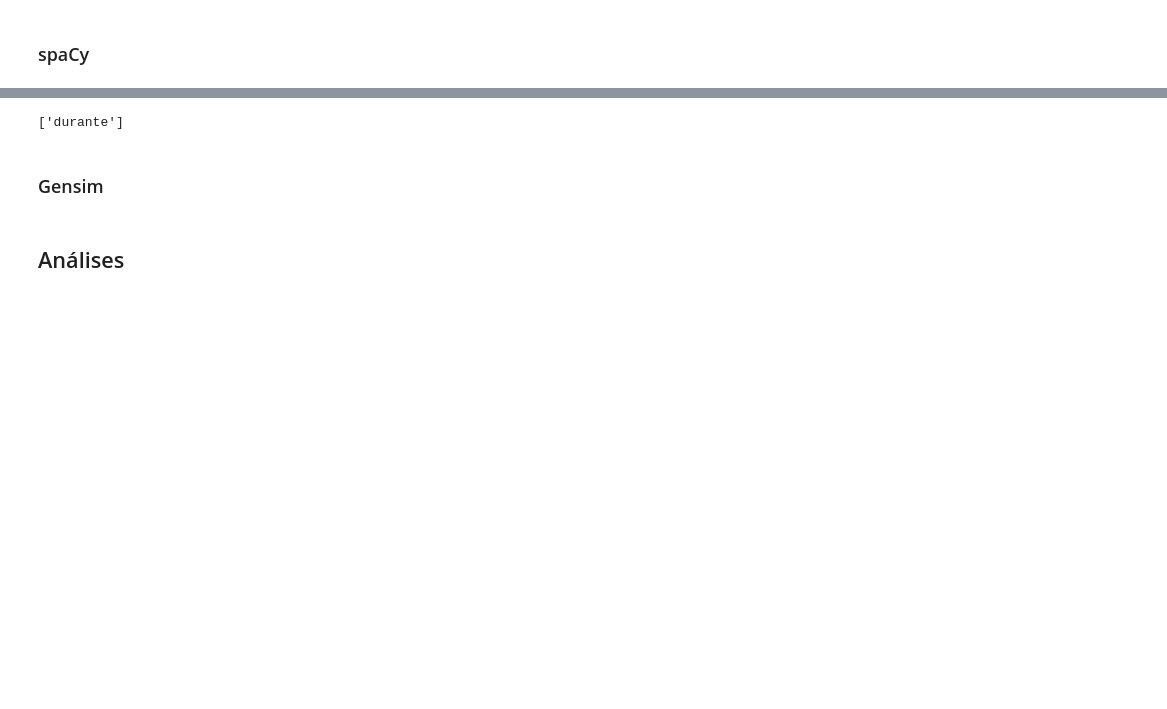
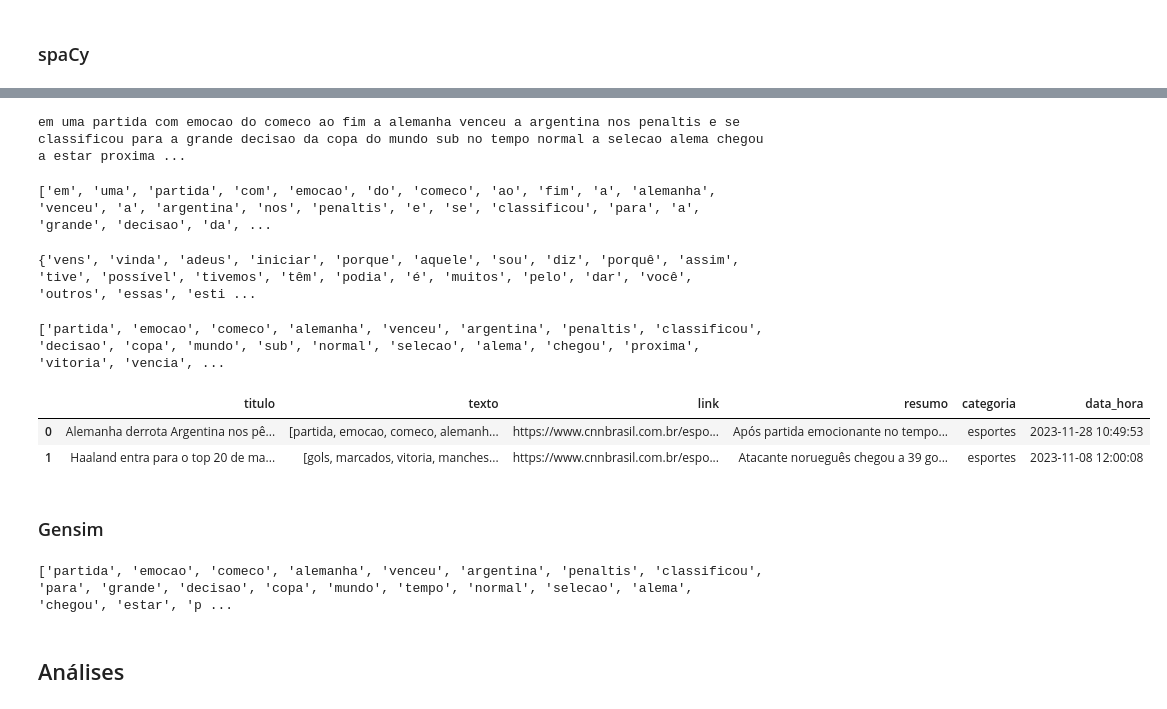
Before and after one commit to BiancaNCoelho/NLP, a Jupyter notebook: T01/Trabalho1.ipynb, the cells around one changed output, grey strips where cells are left out. Cells and saved outputs as stored; diff of their text form; code cells hidden in the pictures; blank space fills up the shorter version.

```diff
--- a/T01/Trabalho1.ipynb
+++ b/T01/Trabalho1.ipynb
@@ -213,19 +213,46 @@ nlp = spacy.load('pt_core_news_sm')
 
 doc = []
 
-for j in text:
+for j in text2:
     temp = nlp(j)
     doc.append(temp)
+print(doc[0])
+# %% [output]
+em uma partida com emocao do comeco ao fim a alemanha venceu a argentina nos penaltis e se classificou para a grande decisao da copa do mundo sub no tempo normal a selecao alema chegou a estar proxima ...
 # %%
 token_text2 = []
 
 #Creating and updating our list of tokens using list comprehension
-for i in range(len(text)):
+for i in range(len(text2)):
     temp = [token.text for token in doc[i]]
     token_text2.append(temp)
 
 print(token_text2[0])
 # %% [output]
-['durante']
+['em', 'uma', 'partida', 'com', 'emocao', 'do', 'comeco', 'ao', 'fim', 'a', 'alemanha', 'venceu', 'a', 'argentina', 'nos', 'penaltis', 'e', 'se', 'classificou', 'para', 'a', 'grande', 'decisao', 'da', ...
+# %%
+from spacy.lang.pt.stop_words import STOP_WORDS
+stop = STOP_WORDS
+print(stop)
+# %% [output]
+{'vens', 'vinda', 'adeus', 'iniciar', 'porque', 'aquele', 'sou', 'diz', 'porquê', 'assim', 'tive', 'possível', 'tivemos', 'têm', 'podia', 'é', 'muitos', 'pelo', 'dar', 'você', 'outros', 'essas', 'esti ...
+# %%
+token2 = []
+for i in token_text2:
+    temp = []
+    for token in i:
+        if token not in stop:
+            temp.append(token)
+    token2.append(temp)
+print(token2[0])
+# %% [output]
+['partida', 'emocao', 'comeco', 'alemanha', 'venceu', 'argentina', 'penaltis', 'classificou', 'decisao', 'copa', 'mundo', 'sub', 'normal', 'selecao', 'alema', 'chegou', 'proxima', 'vitoria', 'vencia', ...
+# %%
+df_balanceado2['texto'] = token2
+df_balanceado2.head(2)
+# %% [output]
+|  | titulo | texto | link | resumo | categoria | data_hora |
+| 0 | Alemanha derrota Argentina nos pê... | [partida, emocao, comeco, alemanh... | https://www.cnnbrasil.com.br/espo... | Após partida emocionante no tempo... | esportes | 2023-11-28 10:49:53 |
+| 1 | Haaland entra para o top 20 de ma... | [gols, marcados, vitoria, manches... | https://www.cnnbrasil.com.br/espo... | Atacante norueguês chegou a 39 go... | esportes | 2023-11-08 12:00:08 |
 # %% [markdown]
 ### Gensim
@@ -232,3 +272,12 @@ print(token_text2[0])
+# %%
+tokens3 = []
+
+for i in range(len(text3)):
+    tokens3.append(simple_preprocess(text3[i], min_len = 4))
+
+print(tokens3[0])
+# %% [output]
+['partida', 'emocao', 'comeco', 'alemanha', 'venceu', 'argentina', 'penaltis', 'classificou', 'para', 'grande', 'decisao', 'copa', 'mundo', 'tempo', 'normal', 'selecao', 'alema', 'chegou', 'estar', 'p ...
 # %% [markdown]
 ## Análises
 # %% [markdown]
```
Also changed, not shown: parts of 23 cells of this notebook.
